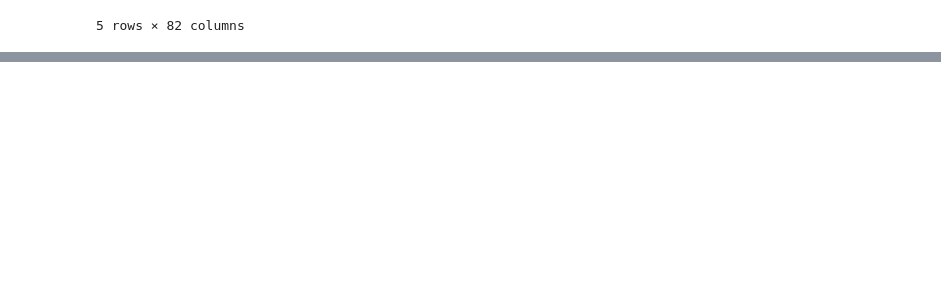
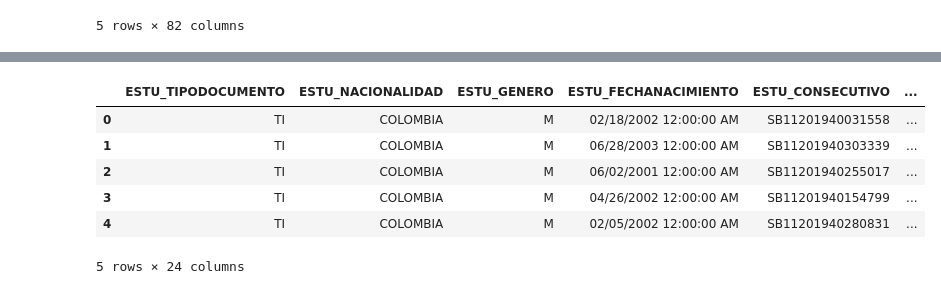
Before and after one commit to juanjaramillo98/Seminario, a Jupyter notebook: momentos_evaluativos/ME03-G02-1216727112-1152706601/ME03-G02-notebook.ipynb, the cells around one changed output, grey strips where cells are left out. Drawn from its saved outputs; the diff is of its cells as text; code cells hidden in the pictures; blank space fills up the shorter version.

```diff
--- a/momentos_evaluativos/ME03-G02-1216727112-1152706601/ME03-G02-notebook.ipynb
+++ b/momentos_evaluativos/ME03-G02-1216727112-1152706601/ME03-G02-notebook.ipynb
@@ -40,0 +86,10 @@ memory usage: 341.7+ MB
+# %%
+df[estu_text_cols].head()
+# %% [output]
+|  | ESTU_TIPODOCUMENTO | ESTU_NACIONALIDAD | ESTU_GENERO | ESTU_FECHANACIMIENTO | ESTU_CONSECUTIVO | ... |
+| 0 | TI | COLOMBIA | M | 02/18/2002 12:00:00 AM | SB11201940031558 | ... |
+| 1 | TI | COLOMBIA | M | 06/28/2003 12:00:00 AM | SB11201940303339 | ... |
+| 2 | TI | COLOMBIA | M | 06/02/2001 12:00:00 AM | SB11201940255017 | ... |
+| 3 | TI | COLOMBIA | M | 04/26/2002 12:00:00 AM | SB11201940154799 | ... |
+| 4 | TI | COLOMBIA | M | 02/05/2002 12:00:00 AM | SB11201940280831 | ... |
+5 rows × 24 columns
```
Also changed, not shown: parts of 36 cells of this notebook.
